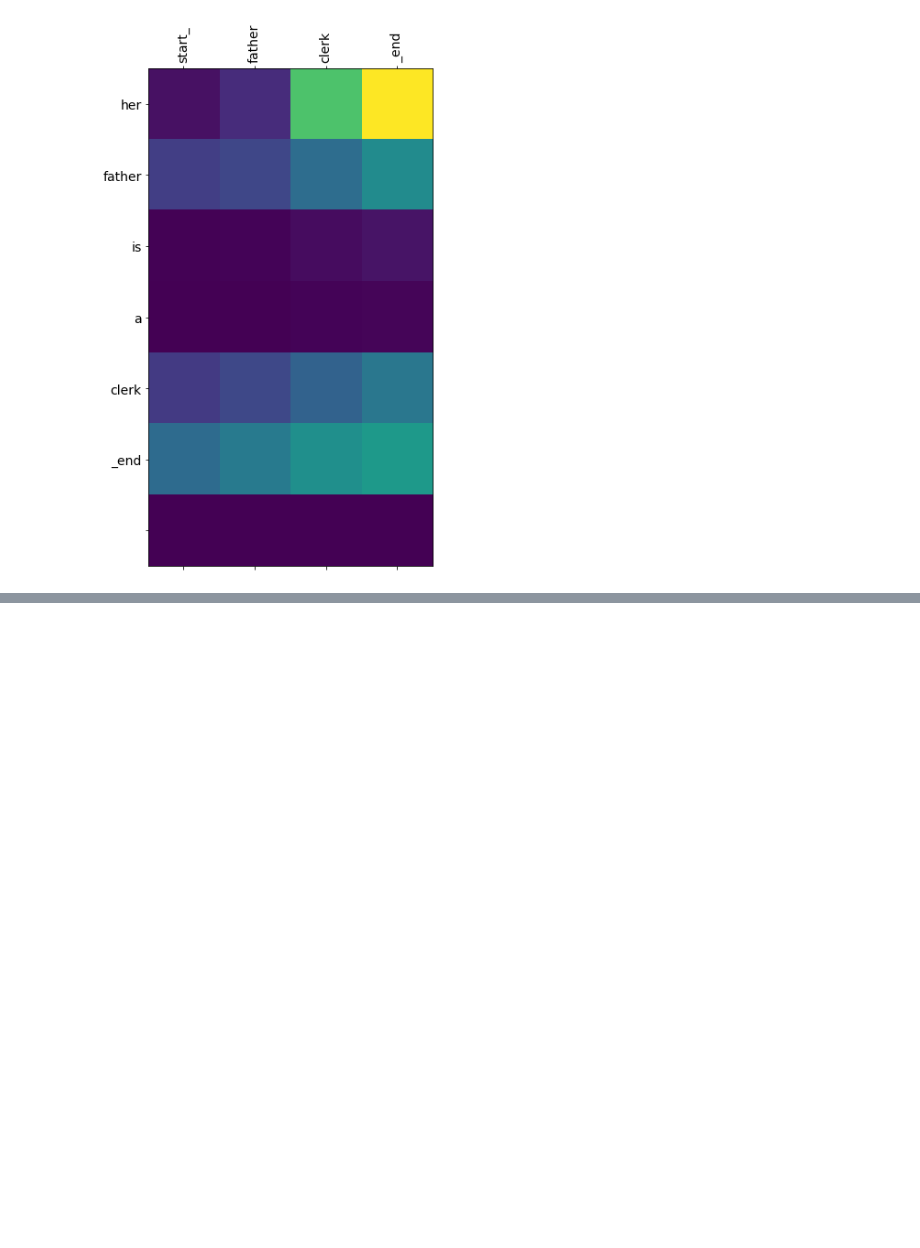
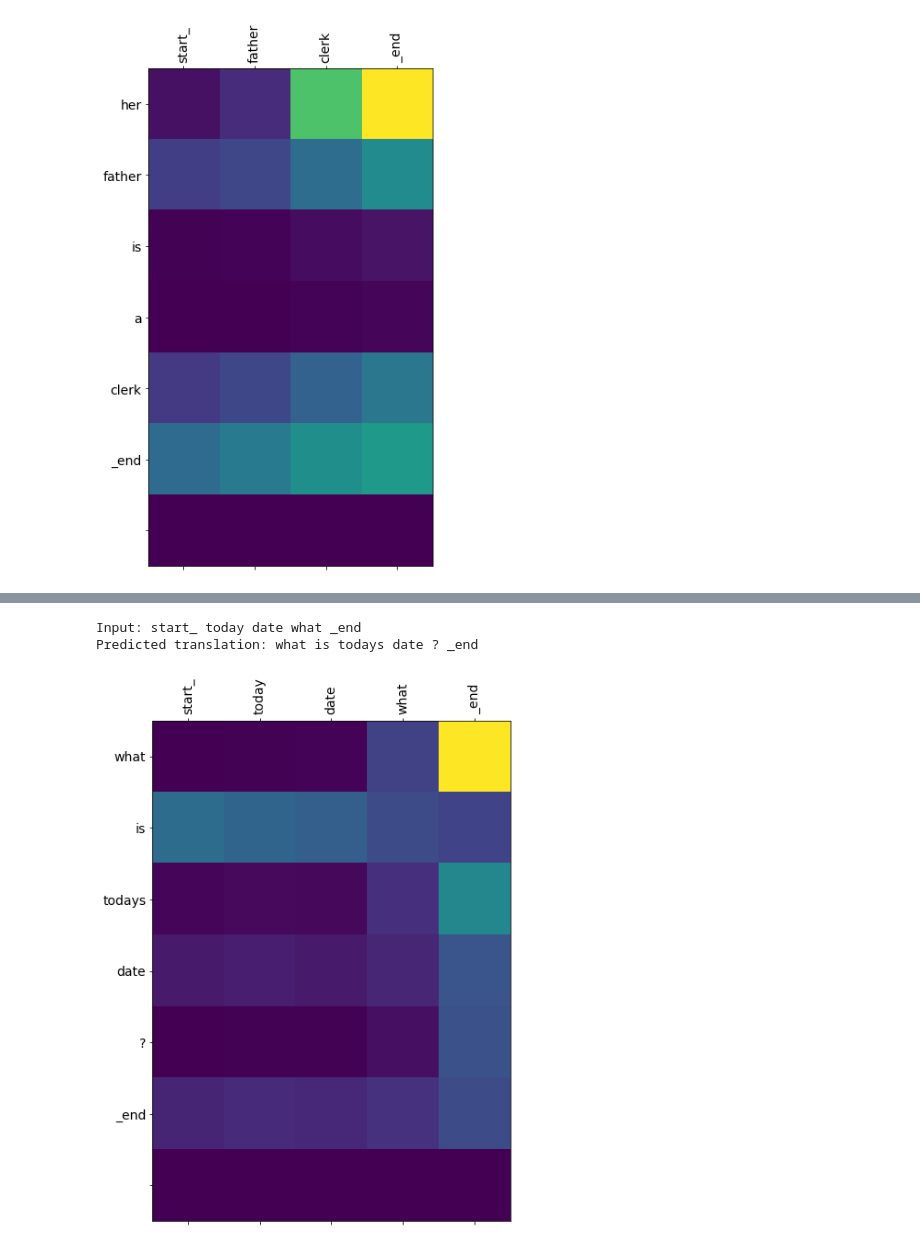
Before and after one commit to aditipatil0711/IndianSignLanguage_Final-Project, a Jupyter notebook: ISL_Phase_2/Encoder Decoder with attention.ipynb, the cells around one changed output, grey strips where cells are left out. Drawn from its saved outputs; the diff is of its cells as text; code cells hidden in the pictures; blank space fills up the shorter version.

```diff
--- a/ISL_Phase_2/Encoder Decoder with attention.ipynb
+++ b/ISL_Phase_2/Encoder Decoder with attention.ipynb
@@ -483,0 +496,6 @@ Predicted translation: her father is a clerk _end
+# %%
+translate(u'today date what')
+# %% [output]
+Input: start_ today date what _end
+Predicted translation: what is todays date ? _end
+[figure, added]
```
Also changed, not shown: parts of 10 cells of this notebook.
